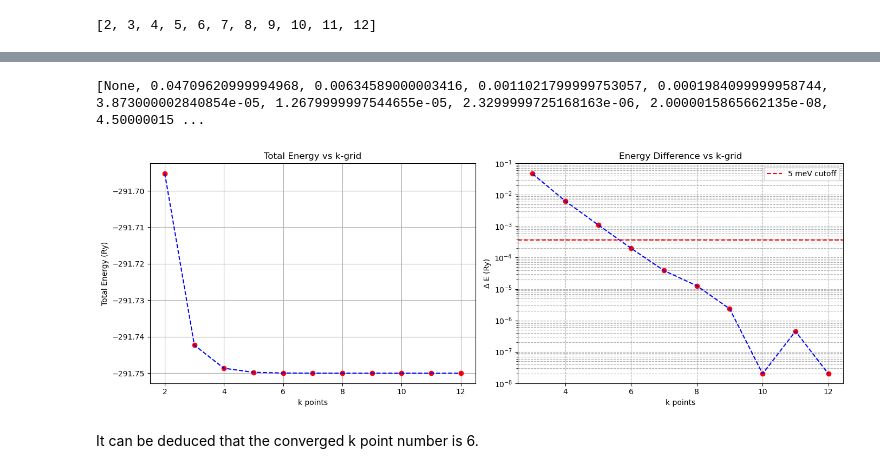
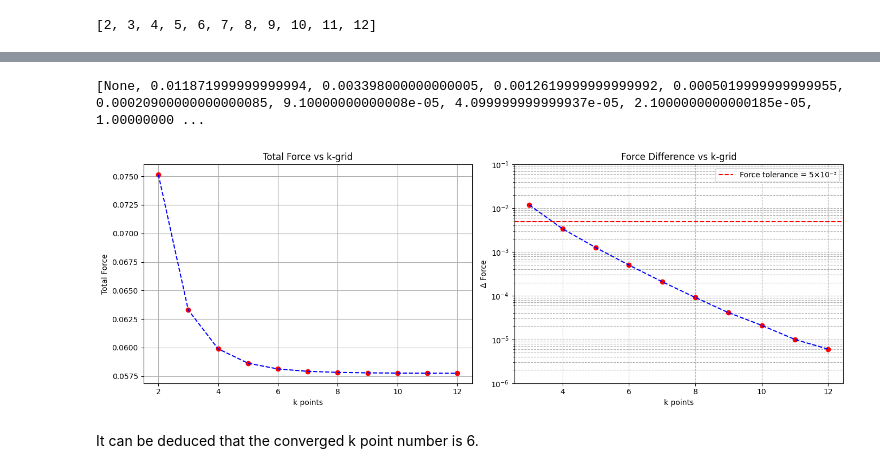
Before and after one commit to chemerzhc/Cornell-MSE5720-Assignment, a Jupyter notebook: HW2/HW2.ipynb, the cells around one changed output, grey strips where cells are left out. Saved outputs shown, nothing was run; the diff lists cells and outputs as text; code cells hidden in the pictures.

```diff
--- a/HW2/HW2.ipynb
+++ b/HW2/HW2.ipynb
@@ -127,19 +128,20 @@ energy_pattern = re.compile(r"! *total energy *= *([-+]?\d*\.\d+) Ry")
 kpoint_pattern = re.compile(r"number of k points\s*=\s*(\d+)")
 # %%
 for k in range(2, 13):
-    url = f"https://raw.githubusercontent.com/chemerzhc/Cornell-MSE5720-Assignment/main/HW2/Q1/Pre_Cal/a2q1a_kp/si_k{k}/Si_k{k}.out"
+    url = f"https://raw.githubusercontent.com/chemerzhc/Cornell-MSE5720-Assignment/main/HW2/Q1/Pre_Cal/a2q1a_kp2/si_k{k}/Si_k{k}.out"
     response = requests.get(url)
     if response.status_code != 200:
-        print(f"Failed to fetch {url}")
-        energies.append(None)
+        print(f"❌ Failed to fetch {url}")
+        forces.append(None)
         continue
+
     content = response.text
-    match = energy_pattern.search(content)
+    match = force_pattern.search(content)
     if match:
-        energy = float(match.group(1))
-        energies.append(energy)
-        print(f"K-point {k}: Energy = {energy} Ry")
+        force = float(match.group(1))
+        forces.append(force)
+        print(f"K-point {k}: Total force = {force}")
     else:
-        print(f"No energy found in {url}")
-        energies.append(None)
+        print(f"⚠️ No total force found in {url}")
+        forces.append(None)
 # %% [output]
@@ -157,36 +159,38 @@ K-point 12: Energy = -19.26053638 Ry
 # %%
-delta_energies = []
-for i in range(len(energies)):
-    if i == 0 or energies[i] is None or energies[i-1] is None:
-        delta_energies.append(None)
+delta_forces = []
+for i in range(len(forces)):
+    if i == 0 or forces[i] is None or forces[i-1] is None:
+        delta_forces.append(None)
     else:
-        delta_energies.append(abs(energies[i] - energies[i-1]))
-print(delta_energies)
-fig, axes = plt.subplots(1, 2, figsize=(14,5))
+        delta_forces.append(abs(forces[i] - forces[i-1]))
 
-axes[0].plot(ks, energies, 'ro')
-axes[0].plot(ks, energies, linestyle='--', color='blue')
+print(delta_forces)
+
+fig, axes = plt.subplots(1, 2, figsize=(14, 5))
+
+axes[0].plot(ks, forces, 'ro')
+axes[0].plot(ks, forces, linestyle='--', color='blue')
 axes[0].set_xlabel("k points")
-axes[0].set_ylabel("Total Energy (Ry)")
-axes[0].set_title("Total Energy vs k-grid")
+axes[0].set_ylabel("Total Force")
+axes[0].set_title("Total Force vs k-grid")
 axes[0].grid(True)
 
-axes[1].plot(ks, delta_energies, 'ro')
-axes[1].plot(ks, delta_energies, linestyle='--', color='blue')
-axes[1].axhline(5e-3/13.6, color='r', linestyle='--', label="5 meV cutoff")
+axes[1].plot(ks, delta_forces, 'ro')
+axes[1].plot(ks, delta_forces, linestyle='--', color='blue')
+axes[1].axhline(5e-3, color='r', linestyle='--', label="Force tolerance = 5×10⁻³")
 axes[1].set_xlabel("k points")
-axes[1].set_ylabel("Δ E (Ry)")
-axes[1].set_title("Energy Difference vs k-grid")
+axes[1].set_ylabel("Δ Force")
+axes[1].set_title("Force Difference vs k-grid")
 axes[1].set_yscale('log')
-axes[1].set_ylim(1e-8, 1e-1)
+axes[1].set_ylim(1e-6, 1e-1)
 axes[1].grid(True, which='both', ls='--')
 axes[1].legend()
 
 plt.tight_layout()
 plt.show()
 # %% [output]
-[None, 0.04709620999994968, 0.00634589000003416, 0.0011021799999753057, 0.0001984099999958744, 3.873000002840854e-05, 1.2679999997544655e-05, 2.3299999725168163e-06, 2.0000015865662135e-08, 4.50000015 ...
+[None, 0.011871999999999994, 0.003398000000000005, 0.0012619999999999992, 0.0005019999999999955, 0.00020900000000000085, 9.10000000000008e-05, 4.099999999999937e-05, 2.1000000000000185e-05, 1.00000000 ...
-[figure, old version]
+[figure, new version]
 # %% [markdown]
 It can be deduced that the converged k point number is 6.
 # %% [markdown]
```
Also changed, not shown: parts of 3 cells of this notebook, 46 other files.
